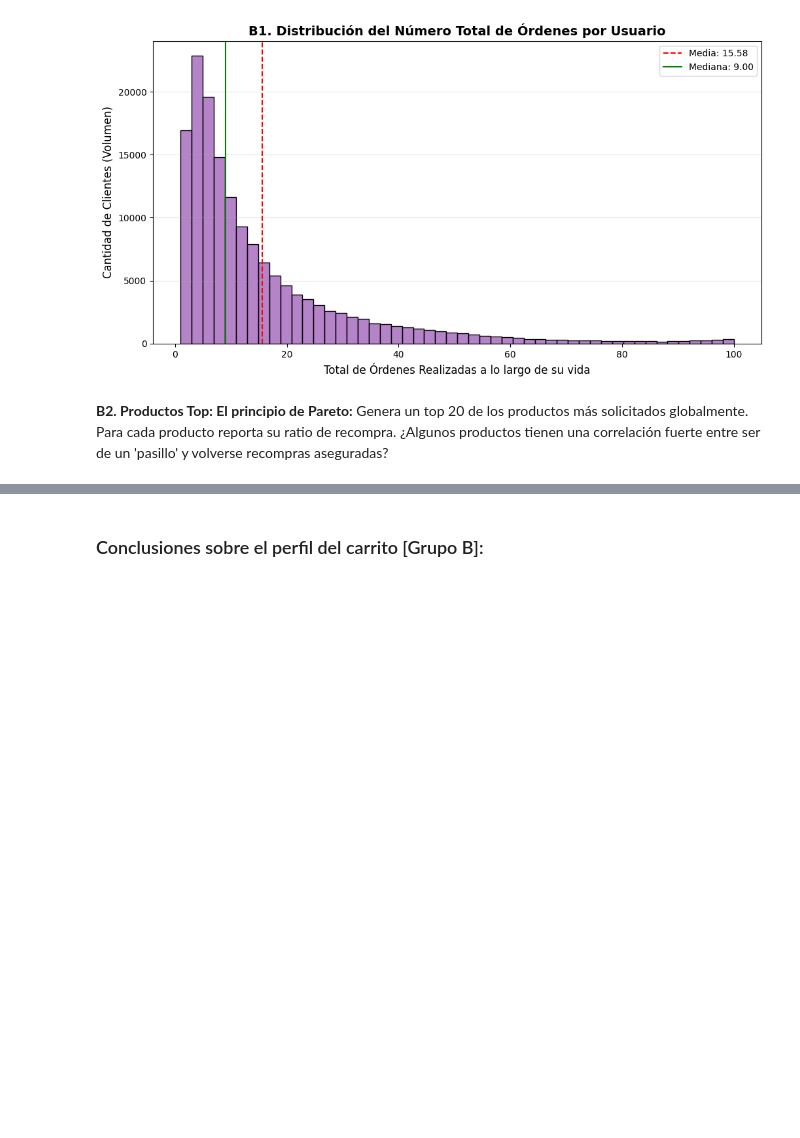
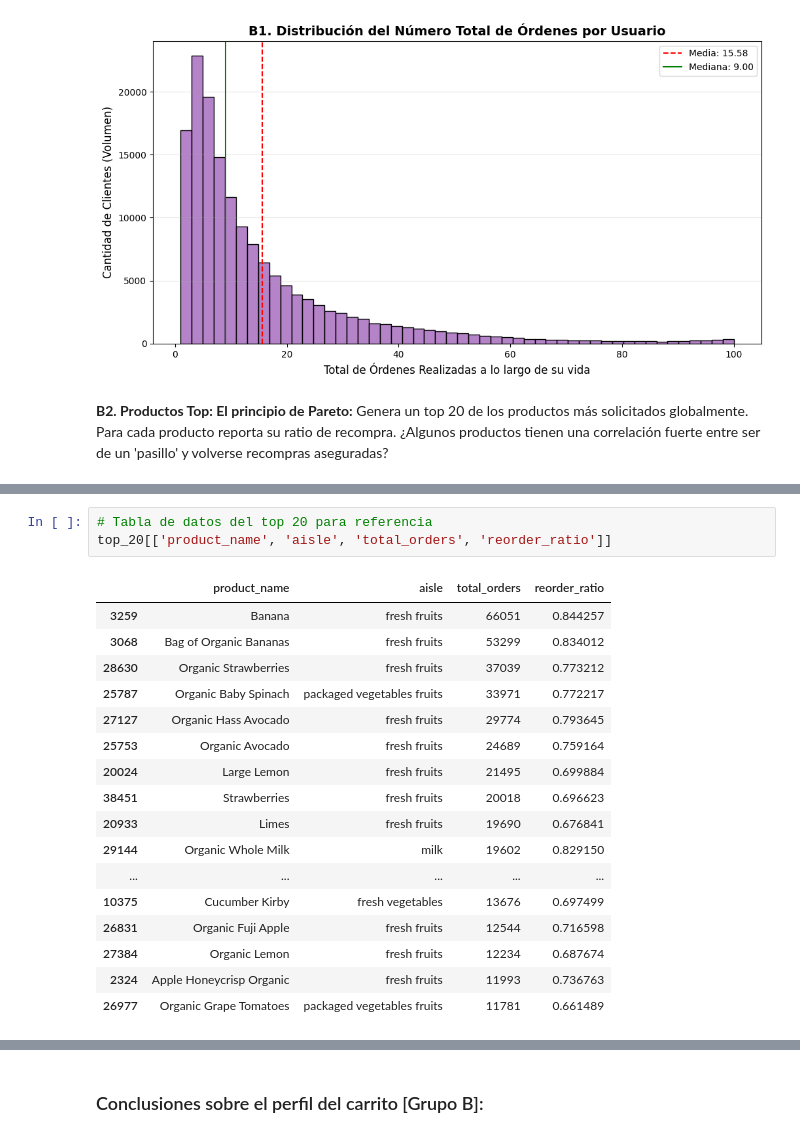
Before and after one commit to osbonilla/ds-week-2, a Jupyter notebook: taller_3_nombre_apellido.ipynb, the cells around one changed output, grey strips where cells are left out. Saved outputs shown, nothing was run; the diff lists cells and outputs as text; blank space fills up the shorter version.

```diff
--- a/taller_3_nombre_apellido.ipynb
+++ b/taller_3_nombre_apellido.ipynb
@@ -585,0 +617,21 @@ Genera un top 20 de los productos más solicitados globalmente. Para cada produc
+# %%
+# Tabla de datos del top 20 para referencia
+top_20[['product_name', 'aisle', 'total_orders', 'reorder_ratio']]
+# %% [output]
+|  | product_name | aisle | total_orders | reorder_ratio |
+| 3259 | Banana | fresh fruits | 66051 | 0.844257 |
+| 3068 | Bag of Organic Bananas | fresh fruits | 53299 | 0.834012 |
+| 28630 | Organic Strawberries | fresh fruits | 37039 | 0.773212 |
+| 25787 | Organic Baby Spinach | packaged vegetables fruits | 33971 | 0.772217 |
+| 27127 | Organic Hass Avocado | fresh fruits | 29774 | 0.793645 |
+| 25753 | Organic Avocado | fresh fruits | 24689 | 0.759164 |
+| 20024 | Large Lemon | fresh fruits | 21495 | 0.699884 |
+| 38451 | Strawberries | fresh fruits | 20018 | 0.696623 |
+| 20933 | Limes | fresh fruits | 19690 | 0.676841 |
+| 29144 | Organic Whole Milk | milk | 19602 | 0.829150 |
+| ... | ... | ... | ... | ... |
+| 10375 | Cucumber Kirby | fresh vegetables | 13676 | 0.697499 |
+| 26831 | Organic Fuji Apple | fresh fruits | 12544 | 0.716598 |
+| 27384 | Organic Lemon | fresh fruits | 12234 | 0.687674 |
+| 2324 | Apple Honeycrisp Organic | fresh fruits | 11993 | 0.736763 |
+| 26977 | Organic Grape Tomatoes | packaged vegetables fruits | 11781 | 0.661489 |
```
Also changed, not shown: parts of 6 cells of this notebook.
